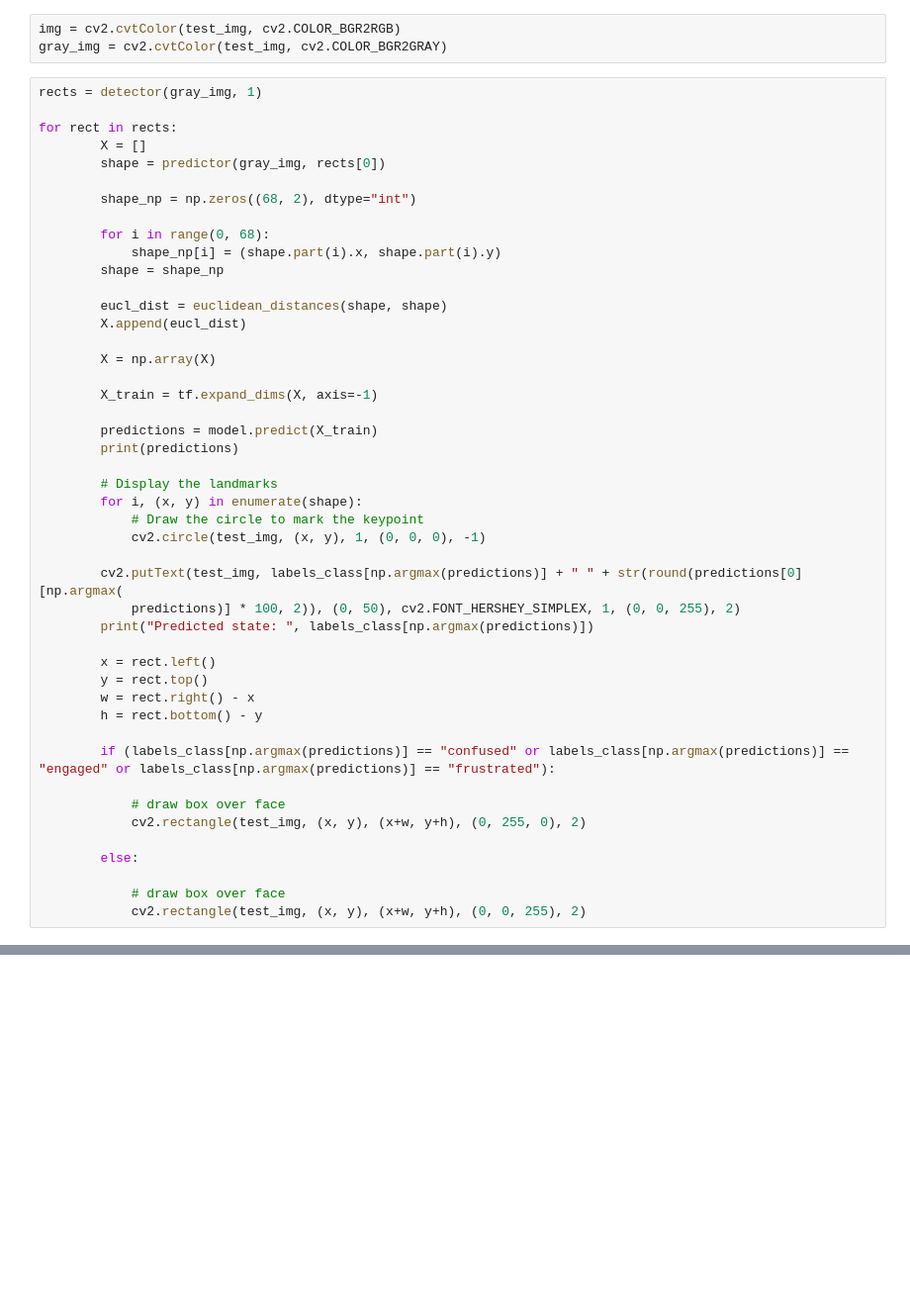
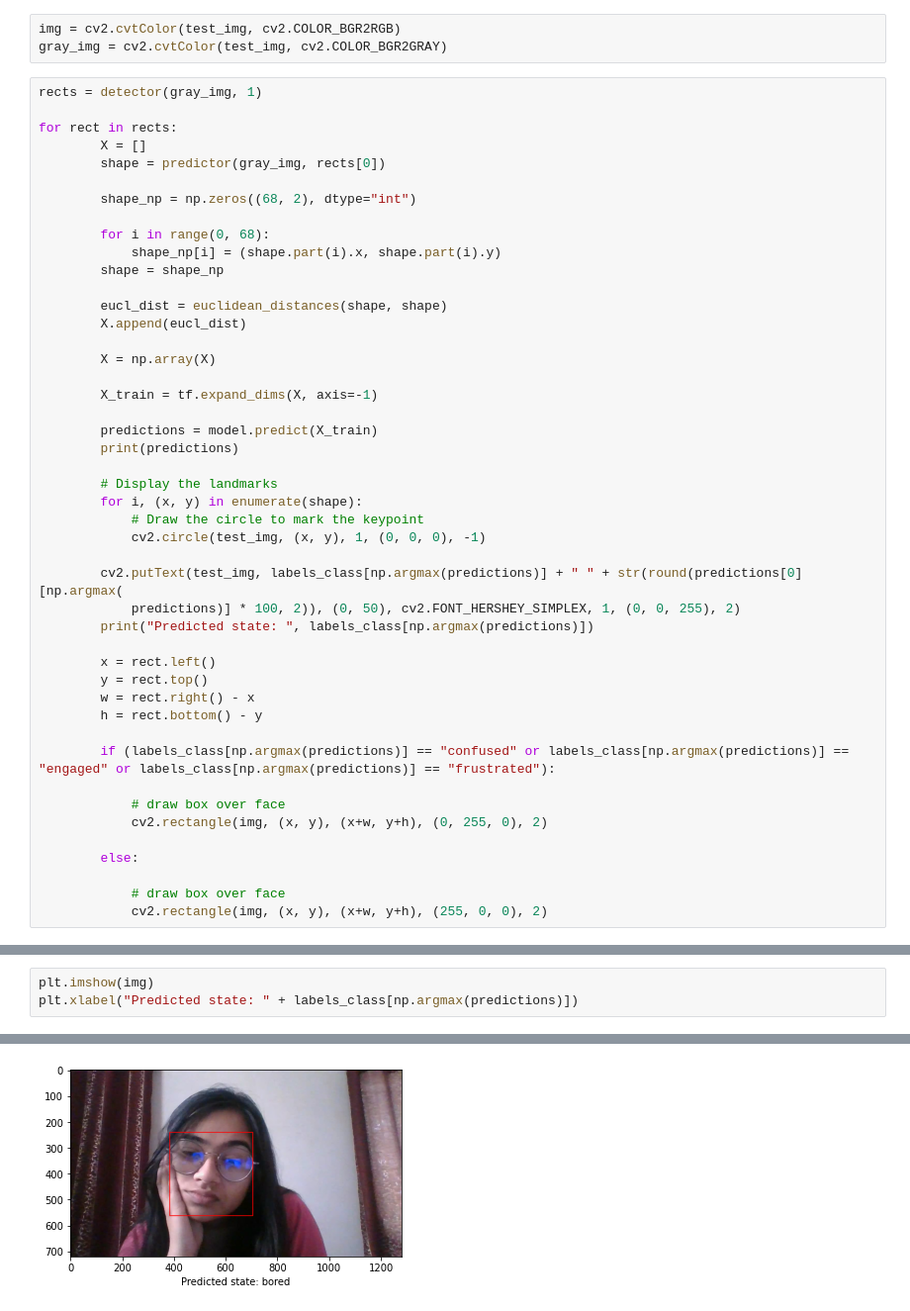
Before and after one commit to anjali072000/dlib-emotion-classifier, a Jupyter notebook: engagement_marker.ipynb, the cells around one changed output, grey strips where cells are left out. Shown at 99% size. Cells and saved outputs as stored; diff of their text form; blank space fills up the shorter version.

```diff
--- a/engagement_marker.ipynb
+++ b/engagement_marker.ipynb
@@ -60,9 +60,9 @@ for rect in rects:
         if (labels_class[np.argmax(predictions)] == "confused" or labels_class[np.argmax(predictions)] == "engaged" or labels_class[np.argmax(predictions)] == "frustrated"):
 
             # draw box over face
-            cv2.rectangle(test_img, (x, y), (x+w, y+h), (0, 255, 0), 2)
+            cv2.rectangle(img, (x, y), (x+w, y+h), (0, 255, 0), 2)
 
         else:
 
             # draw box over face
-            cv2.rectangle(test_img, (x, y), (x+w, y+h), (0, 0, 255), 2)
+            cv2.rectangle(img, (x, y), (x+w, y+h), (255, 0, 0), 2)
@@ -70,0 +74,4 @@ plt.imshow(test_img)
+# %%
+plt.imshow(img)
+plt.xlabel("Predicted state: " + labels_class[np.argmax(predictions)])
+# %% [output]
@@ -70,0 +79 @@ plt.imshow(test_img)
+[figure, added]
```
Also changed, not shown: parts of 3 cells of this notebook.
